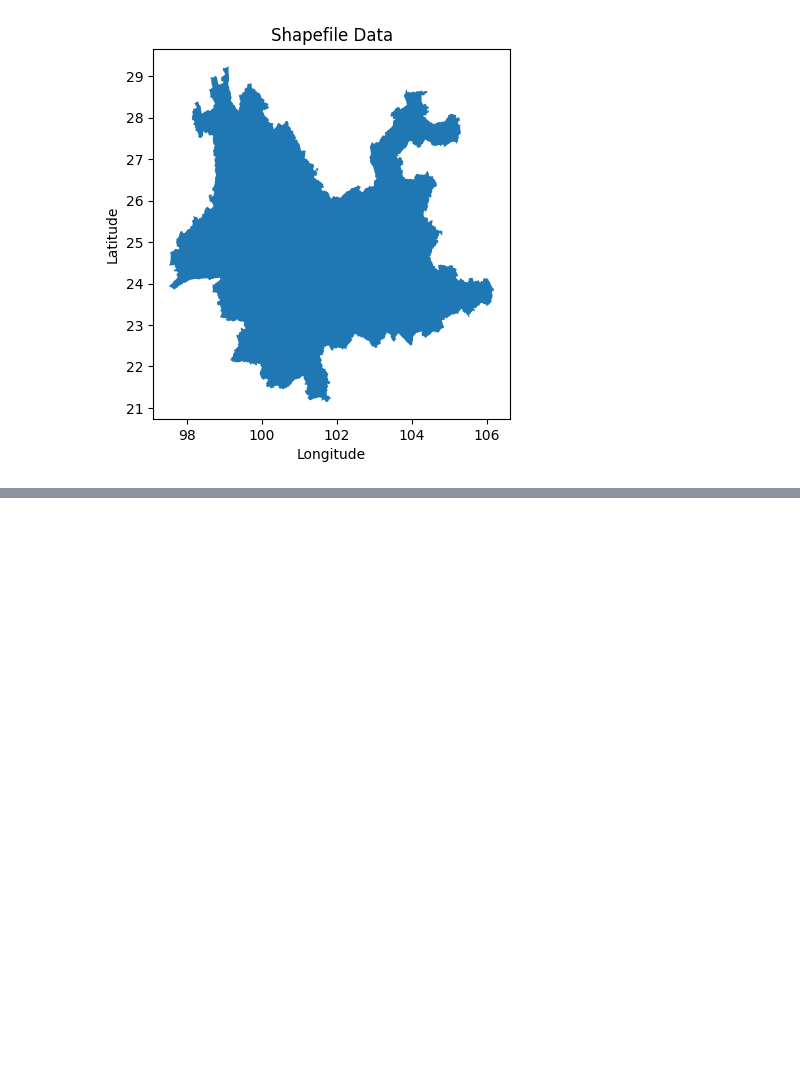
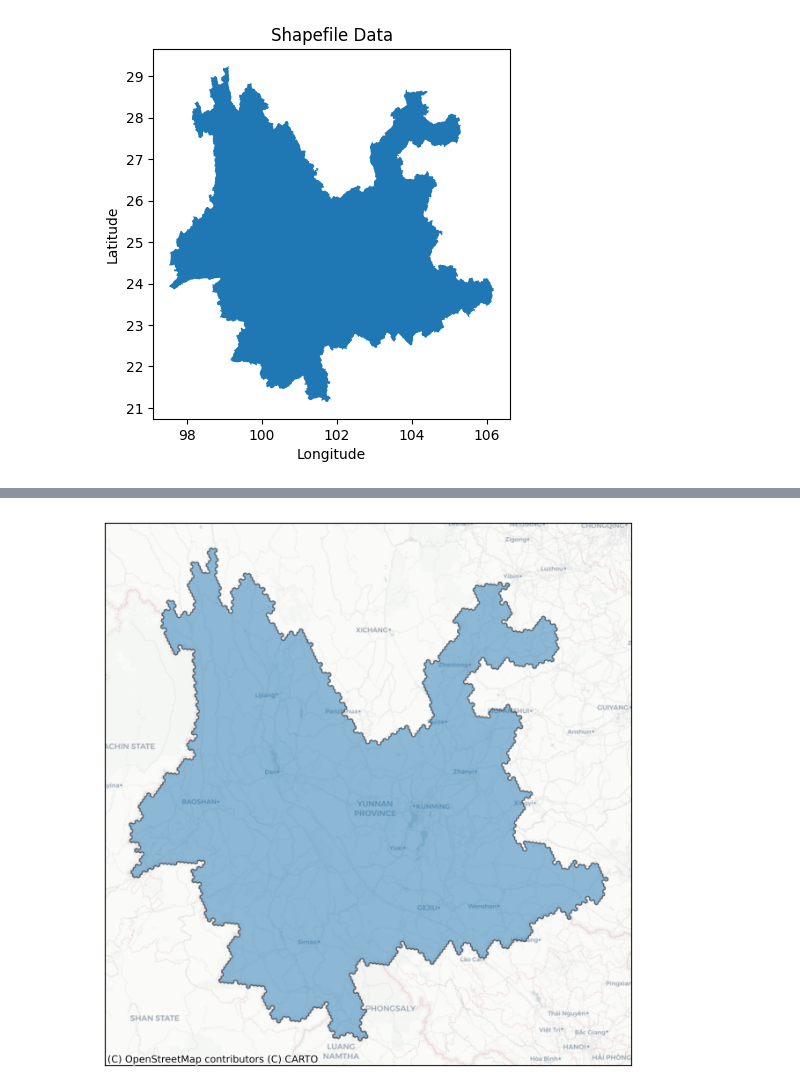
Before and after one commit to ismethr/PythonProject, a Jupyter notebook: H3.ipynb, the cells around one changed output, grey strips where cells are left out. Saved outputs shown, nothing was run; the diff lists cells and outputs as text; code cells hidden in the pictures; blank space fills up the shorter version.

```diff
--- a/H3.ipynb
+++ b/H3.ipynb
@@ -114,0 +72,2 @@ plot_cells(h3.geo_to_cells(geo, res=9))
+# %%
+cell_column = df.geometry.apply(lambda x: h3.geo_to_cells(x, res=6))
@@ -114,0 +85,4 @@ plot_cells(h3.geo_to_cells(geo, res=9))
+# %%
+plot_df(df)
+# %% [output]
+[figure, added]
```
Also changed, not shown: parts of 9 cells of this notebook.
